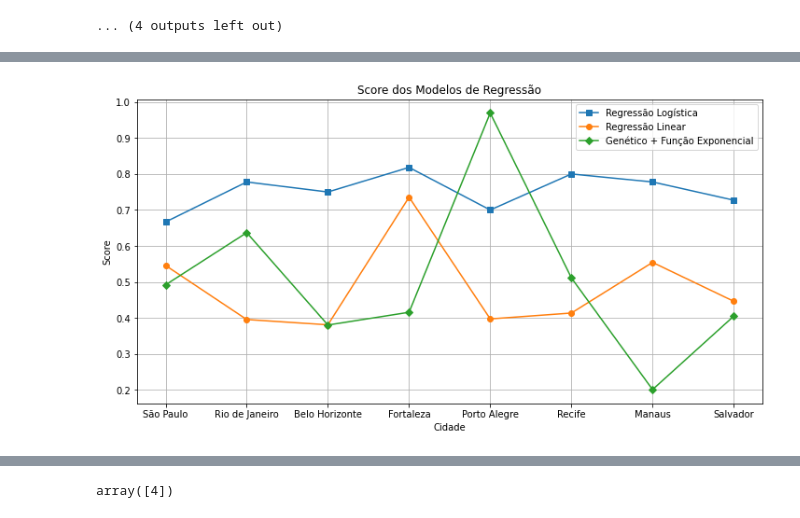
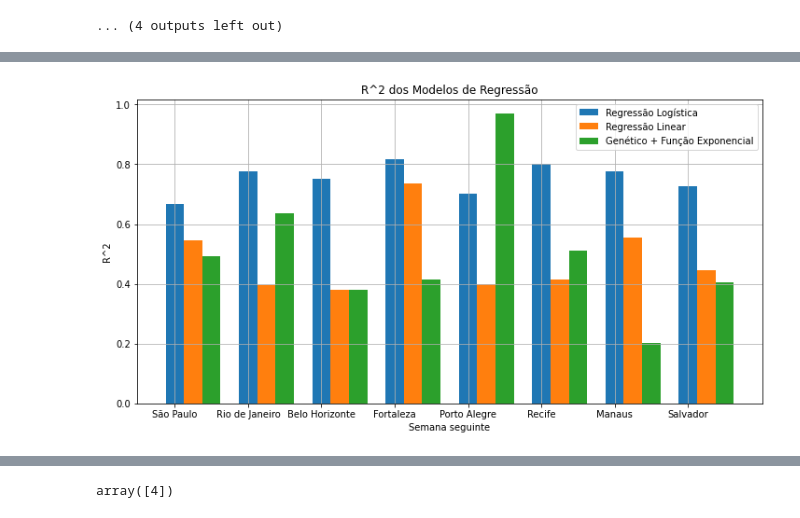
Before and after one commit to brunomarram/tcc-ufv, a Jupyter notebook: src/analysis/models/models.ipynb, the cells around one changed output, grey strips where cells are left out. Saved outputs shown, nothing was run; the diff lists cells and outputs as text; code cells hidden in the pictures.

```diff
--- a/src/analysis/models/models.ipynb
+++ b/src/analysis/models/models.ipynb
@@ -78,8 +78,12 @@ def generate_linear_model(city, weeks):
 
   reg = linear_model.LinearRegression().fit(x_data, y_data)
   print(f"Regressão linear {city}. score: {reg.score(x_data, y_data)}")
+  y_pred = reg.predict(x_data)
+  rmse = mean_squared_error(y_data, y_pred)
 
-  return reg, reg.score(x_data, y_data)
+  print(f"RMSE: {rmse}")
+
+  return reg, reg.score(x_data, y_data), rmse
 # %% [markdown]
 - São Paulo - casos de 4 semanas depois refletem os tweets dessa semana com 0.692619 corr
 - Rio de Janeiro - casos de 4 semanas depois refletem os tweets dessa semana com -0.604875 corr
@@ -206,5 +218,5 @@ def generate_exp_model(city, weeks):
     graphWidth = 800
     graphHeight = 600
     ModelAndScatterPlot(graphWidth, graphHeight, fittedParameters, RMSE, Rsquared, city)
-    return Rsquared
+    return Rsquared, RMSE
 # %%
@@ -254,15 +266,19 @@ def generate_logistic_model(city, weeks):
   reg = linear_model.LogisticRegression().fit(x_data, y_data)
   print(f"Regressão logística {city}. score: {reg.score(x_data, y_data)}")
 
-  return reg, reg.score(x_data, y_data)
+  y_pred = reg.predict(x_data)
+  rmse = mean_squared_error(y_data, y_pred)
+  print(f"RMSE: {rmse}")
 
-sp, sp_logistic = generate_logistic_model("São Paulo", 4)
-rj, rj_logistic = generate_logistic_model("Rio de Janeiro", 4)
-bh, bh_logistic = generate_logistic_model("Belo Horizonte", 1)
-fl, fl_logistic = generate_logistic_model("Fortaleza", 2)
-pa, pa_logistic = generate_logistic_model("Porto Alegre", 3)
-rc, rc_logistic = generate_logistic_model("Recife", 3)
-mn, mn_logistic = generate_logistic_model("Manaus", 4)
-sv, sv_logistic = generate_logistic_model("Salvador", 2)
+  return reg, reg.score(x_data, y_data), rmse
+
+sp, sp_logistic, sp_rmse = generate_logistic_model("São Paulo", 4)
+rj, rj_logistic, rj_rmse = generate_logistic_model("Rio de Janeiro", 4)
+bh, bh_logistic, bh_rmse = generate_logistic_model("Belo Horizonte", 1)
+fl, fl_logistic, fl_rmse = generate_logistic_model("Fortaleza", 2)
+pa, pa_logistic, pa_rmse = generate_logistic_model("Porto Alegre", 3)
+rc, rc_logistic, rc_rmse = generate_logistic_model("Recife", 3)
+mn, mn_logistic, mn_rmse = generate_logistic_model("Manaus", 4)
+sv, sv_logistic, sv_rmse = generate_logistic_model("Salvador", 2)
 # %% [output]
 Regressão logística São Paulo. score: 0.6666666666666666
@@ -276,16 +300,20 @@ Regressão logística Salvador. score: 0.7272727272727273
 # %%
 y_logistic = [sp_logistic, rj_logistic, bh_logistic, fl_logistic, pa_logistic, rc_logistic, mn_logistic, sv_logistic]
+width = 0.25
 
 fig, ax = plt.subplots(figsize=(12, 6))
 
-ax.plot(x, y_logistic, linestyle='', marker='s', label="Regressão Logística")
-ax.plot(x, y, linestyle='', marker='o', label="Regressão Linear")
-ax.plot(x, y_exp, linestyle='', marker='D', label="Genético + Função Exponencial")
+X_axis = np.arange(len(x))
 
-ax.set(xlabel='Cidade', ylabel='Score', title='Score dos Modelos de Regressão')
+ax.bar(X_axis, y_logistic, width, label="Regressão Logística")
+ax.bar(X_axis + width, y, width, label="Regressão Linear")
+ax.bar(X_axis + width*2, y_exp, width, label="Genético + Função Exponencial")
+
+plt.xticks(X_axis, x)
+ax.set(xlabel='Semana seguinte', ylabel='R^2', title='R^2 dos Modelos de Regressão')
 ax.legend()
 ax.grid()
 
 plt.show()
 # %% [output]
-[figure, old version]
+[figure, new version]
```
Also changed, not shown: parts of 4 cells of this notebook, 2 other files.
